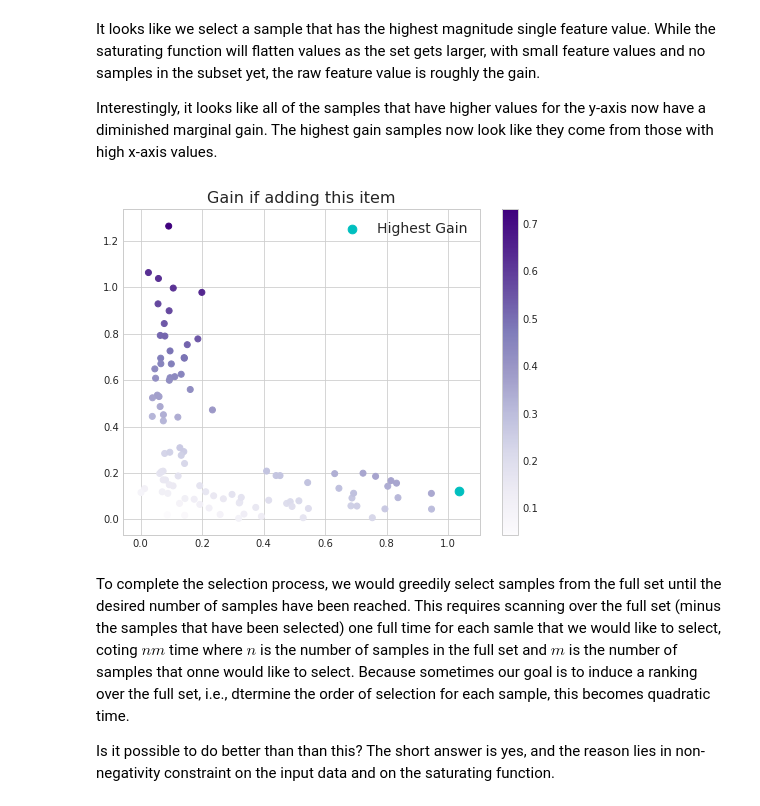
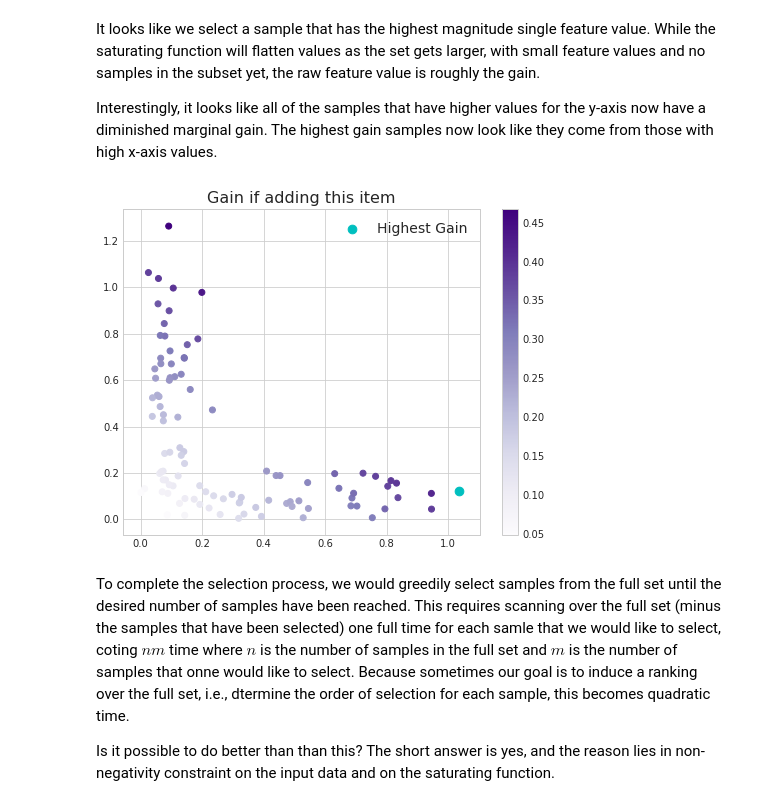
Before and after one commit to jmschrei/apricot, a Jupyter notebook: 2. How Do Submodular Functions Work?.ipynb, the cells around one changed output. Cells and saved outputs as stored; diff of their text form; code cells hidden in the pictures.

```diff
--- a/2. How Do Submodular Functions Work?.ipynb
+++ b/2. How Do Submodular Functions Work?.ipynb
@@ -65,7 +65,7 @@ We see a clear trend that the samples with high values in either of the two dime
 
 What happens if we select the sample with the highest gain and then recalculate gains?
 # %%
-idx = numpy.argmax(gain)
+idx = numpy.argmax(gain1)
 z = [X[idx]]
 
 gain2 = gains(X, z)
@@ -85,22 +85,22 @@ It looks like we select a sample that has the highest magnitude single feature v
 
 Interestingly, it looks like all of the samples that have higher values for the y-axis now have a diminished marginal gain. The highest gain samples now look like they come from those with high x-axis values.
 # %%
-idx = numpy.argmax(gain)
+idx = numpy.argmax(gain2)
 z += [X[idx]]
 
 
 gain3 = gains(X, z)
 
 plt.figure(figsize=(8, 6))
 plt.title("Gain if adding this item", fontsize=16)
 plt.scatter(X[:,0], X[:,1], c=gain3, cmap='Purples')
 plt.colorbar()
 
 plt.scatter(X[idx, 0], X[idx, 1], c='c', s=75, label="Highest Gain")
 plt.legend(fontsize=14)
 plt.show()
 # %% [output]
-[figure, old version]
+[figure, new version]
 # %% [markdown]
 To complete the selection process, we would greedily select samples from the full set until the desired number of samples have been reached. This requires scanning over the full set (minus the samples that have been selected) one full time for each samle that we would like to select, coting $nm$ time where $n$ is the number of samples in the full set and $m$ is the number of samples that onne would like to select. Because sometimes our goal is to induce a ranking over the full set, i.e., dtermine the order of selection for each sample, this becomes quadratic time.
 
```
Also changed, not shown: parts of 5 cells of this notebook, 9 other files.
